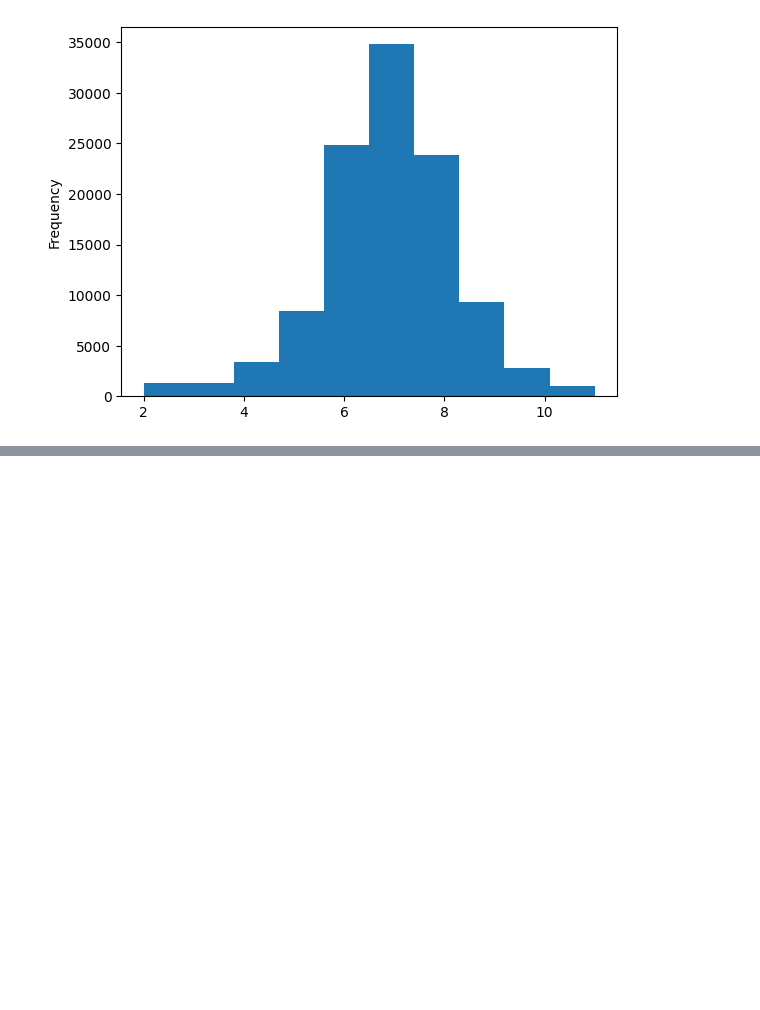
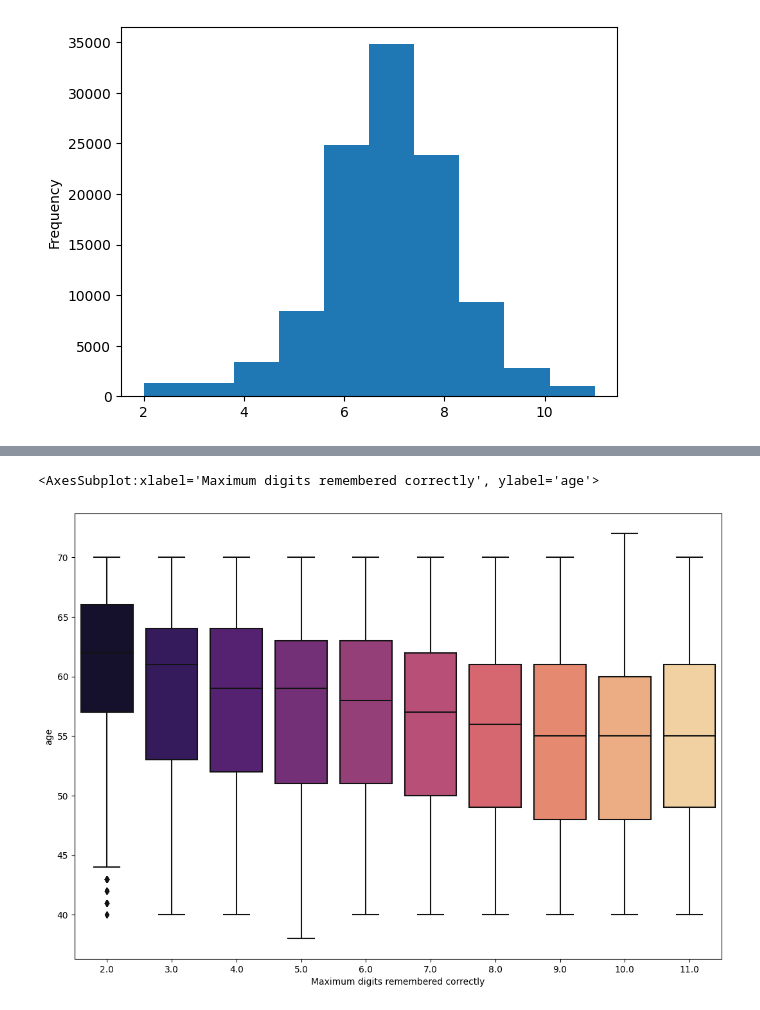
Before and after one commit to kaicong12/age-prediction, a Jupyter notebook: explore/numeric_memory.ipynb, the cells around one changed output, grey strips where cells are left out. Drawn from its saved outputs; the diff is of its cells as text; code cells hidden in the pictures; blank space fills up the shorter version.

```diff
--- a/explore/numeric_memory.ipynb
+++ b/explore/numeric_memory.ipynb
@@ -35,0 +38,5 @@ renamed_nm['Maximum digits remembered correctly'].plot.hist()
+# %%
+age_df = pd.read_csv('../data/age.csv').rename(columns=name_data)
+gender_df = pd.read_csv('../data/gender.csv').rename(columns=name_data)
+
+new_fi = pd.merge(renamed_nm, age_df, on='subject_id', how='inner')
@@ -35,0 +59,9 @@ renamed_nm['Maximum digits remembered correctly'].plot.hist()
+# %%
+import matplotlib.pyplot as plt
+import seaborn as sns
+
+plt.figure(figsize=(13,9))
+sns.boxplot(x=new_fi['Maximum digits remembered correctly'], y=new_fi['age'], palette=("magma"))
+# %% [output]
+<AxesSubplot:xlabel='Maximum digits remembered correctly', ylabel='age'>
+[figure, added]
```
Also changed, not shown: parts of 2 cells of this notebook, 11 other files.
